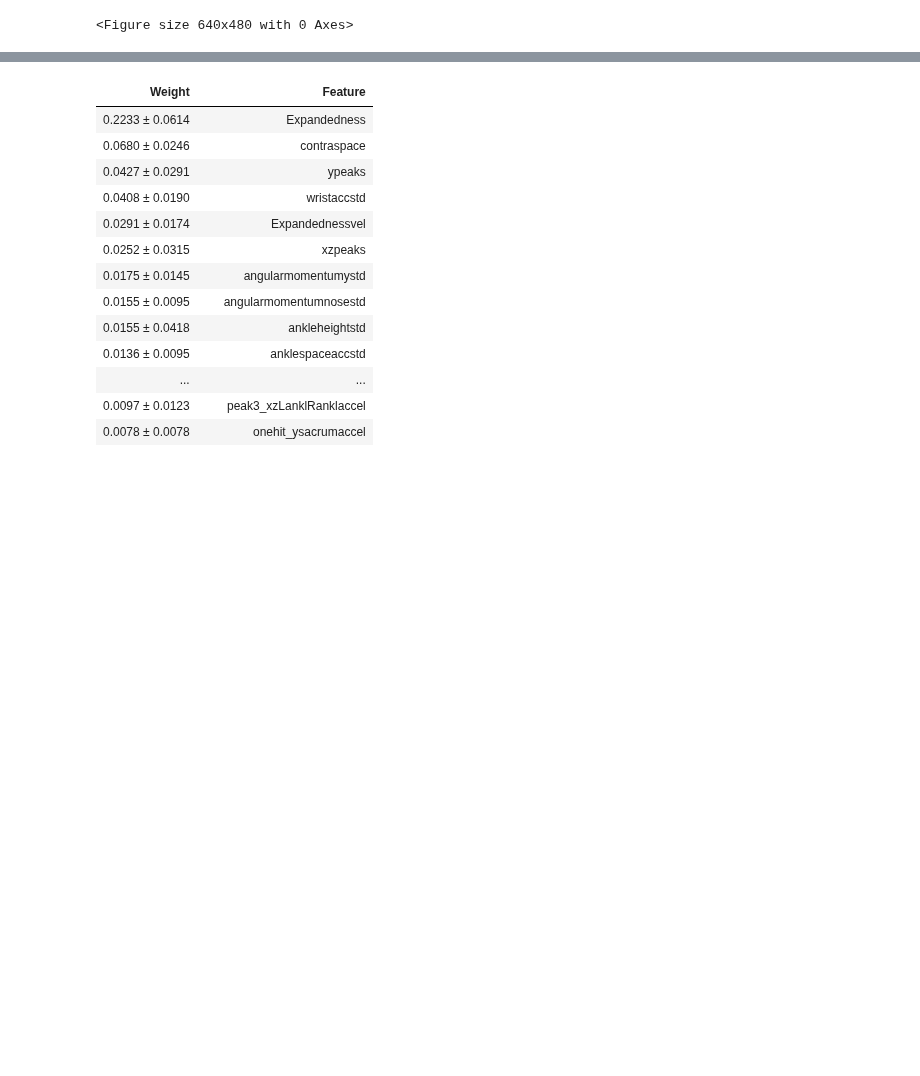
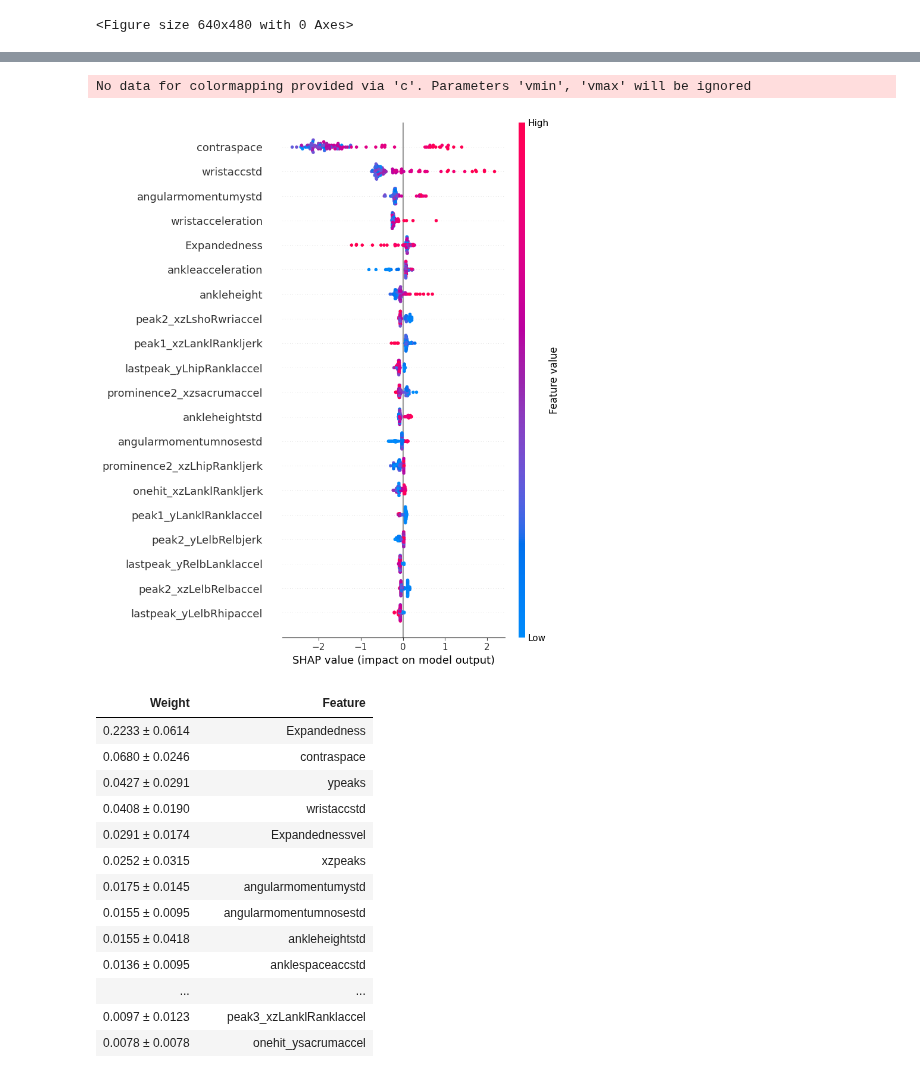
Before and after one commit to tBenBaker/MovementClassifier, a Jupyter notebook: DanceProj1/notebooks/03_inspectiondraft.ipynb, the cells around one changed output, grey strips where cells are left out. Saved outputs shown, nothing was run; the diff lists cells and outputs as text; code cells hidden in the pictures; blank space fills up the shorter version.

```diff
--- a/DanceProj1/notebooks/03_inspectiondraft.ipynb
+++ b/DanceProj1/notebooks/03_inspectiondraft.ipynb
@@ -48,0 +35,11 @@ Genredfs = [BJazzdf, Breakdf, Housedf, Krumpdf, LAhopdf, Lockdf, Midhopdf, Popdf
+# %%
+genres = yprobdf['True_Label'].unique()
+X_truegenre = {}
+X_guessgenre = {}
+for i, genre in enumerate(genres):
+    X_truegenre[genre] = X_test[y_test == i]
+    X_guessgenre[genre] = X_test[y_pred == i]
+
+
+print('number of House pieces, features for each:', X_truegenre['House'].shape)
+print('number of House guesses, features for each:', X_guessgenre['House'].shape)
@@ -81,3 +84,9 @@ No data for colormapping provided via 'c'. Parameters 'vmin', 'vmax' will be ign
+# %%
+#swarm plot for Ballet Jazz
+shap.summary_plot(shap_values[list(genres).index('Ballet Jazz')], X_test)
+# %% [output]
+No data for colormapping provided via 'c'. Parameters 'vmin', 'vmax' will be ignored
+[figure, added]
 # %%
 #show permutation importance
 import eli5
```
Also changed, not shown: parts of 4 cells of this notebook, 3 other files.
